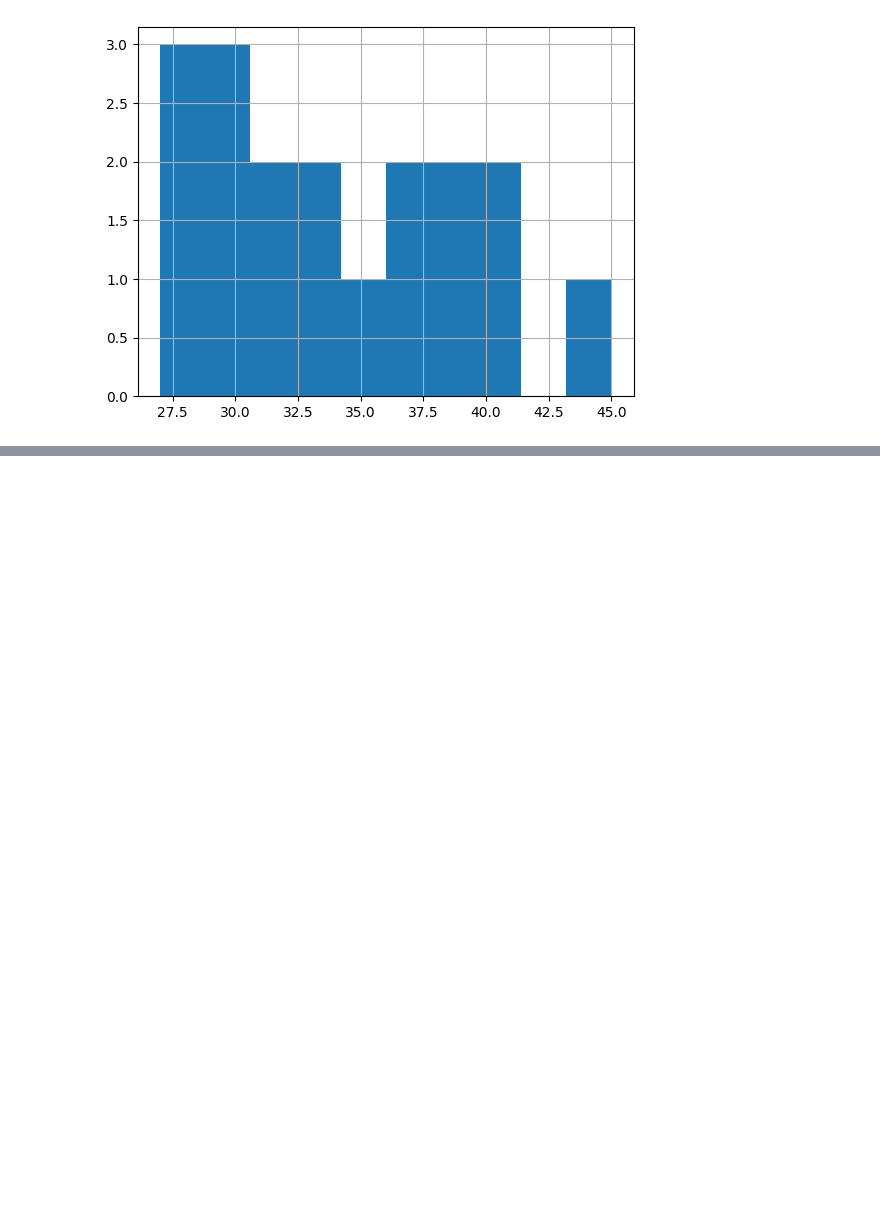
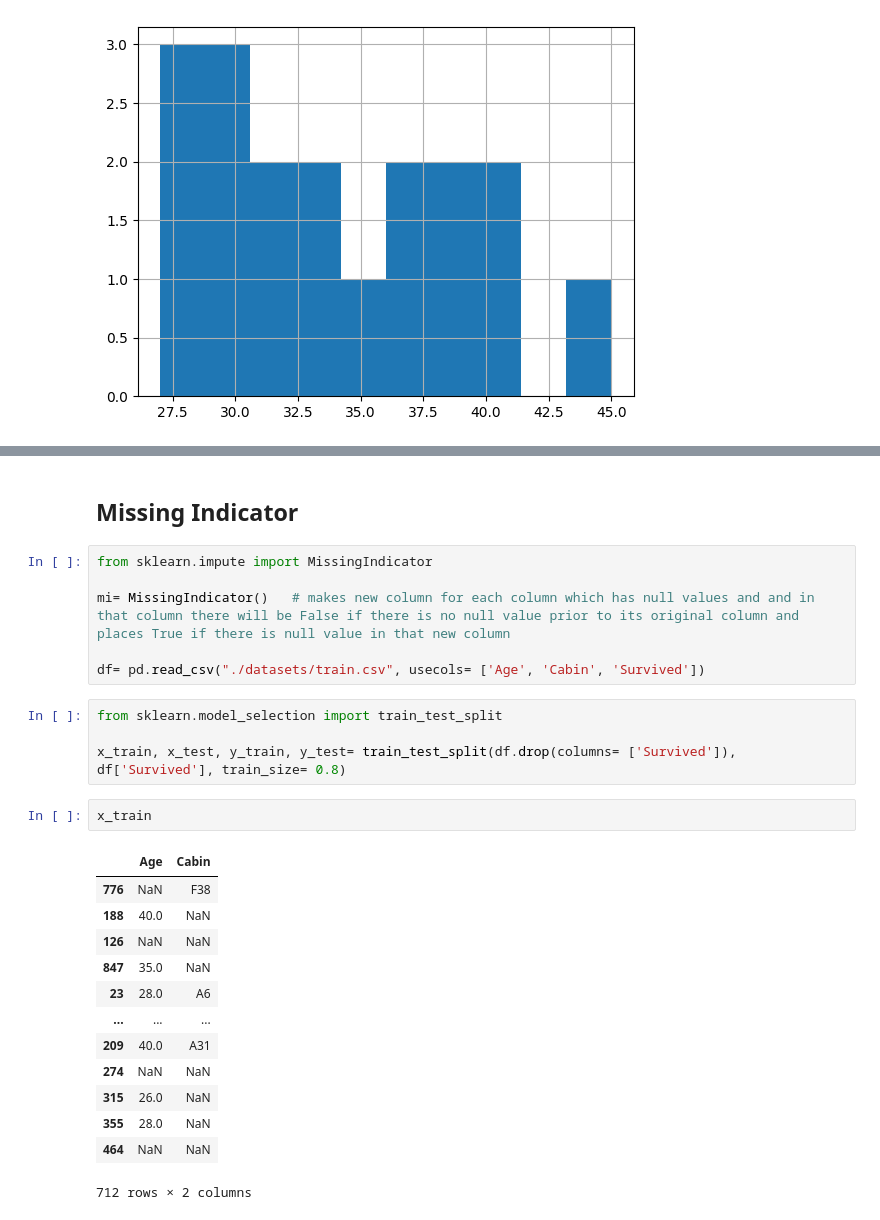
Before and after one commit to unixx0/100-days-ml, a Jupyter notebook: null_variables.ipynb, the cells around one changed output, grey strips where cells are left out. Cells and saved outputs as stored; diff of their text form; blank space fills up the shorter version.

```diff
--- a/null_variables.ipynb
+++ b/null_variables.ipynb
@@ -97,0 +252,28 @@ df['Age'].hist()
+# %% [markdown]
+## Missing Indicator
+# %%
+from sklearn.impute import MissingIndicator
+
+mi= MissingIndicator()   # makes new column for each column which has null values and and in that column there will be False if there is no null value prior to its original column and places True if there is null value in that new column
+
+df= pd.read_csv("./datasets/train.csv", usecols= ['Age', 'Cabin', 'Survived'])
+# %%
+from sklearn.model_selection import train_test_split
+
+x_train, x_test, y_train, y_test= train_test_split(df.drop(columns= ['Survived']), df['Survived'], train_size= 0.8)
+# %%
+x_train
+# %% [output]
+|  | Age | Cabin |
+| 776 | NaN | F38 |
+| 188 | 40.0 | NaN |
+| 126 | NaN | NaN |
+| 847 | 35.0 | NaN |
+| 23 | 28.0 | A6 |
+| ... | ... | ... |
+| 209 | 40.0 | A31 |
+| 274 | NaN | NaN |
+| 315 | 26.0 | NaN |
+| 355 | 28.0 | NaN |
+| 464 | NaN | NaN |
+712 rows × 2 columns
```
Also changed, not shown: parts of 27 cells of this notebook.
